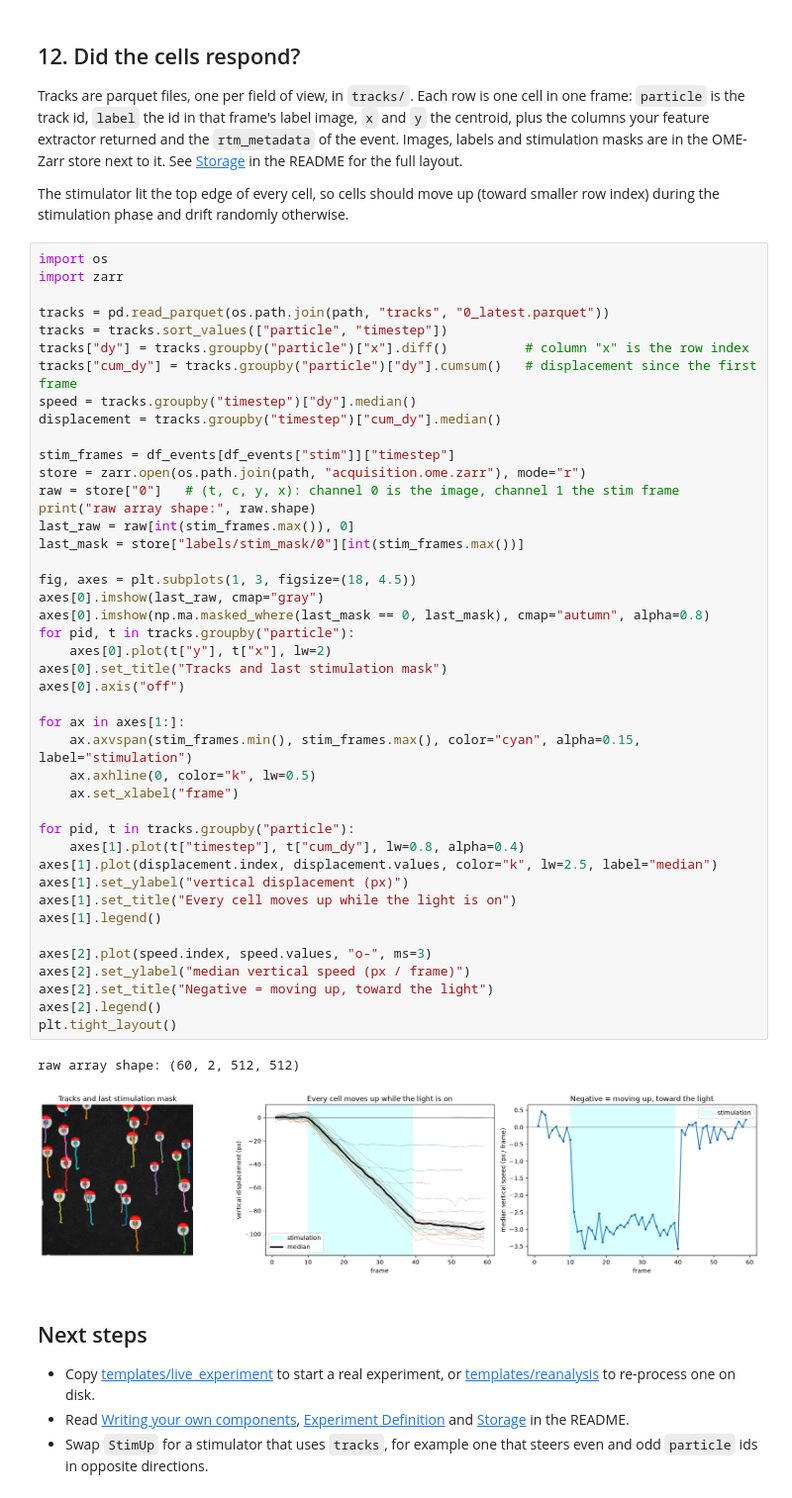
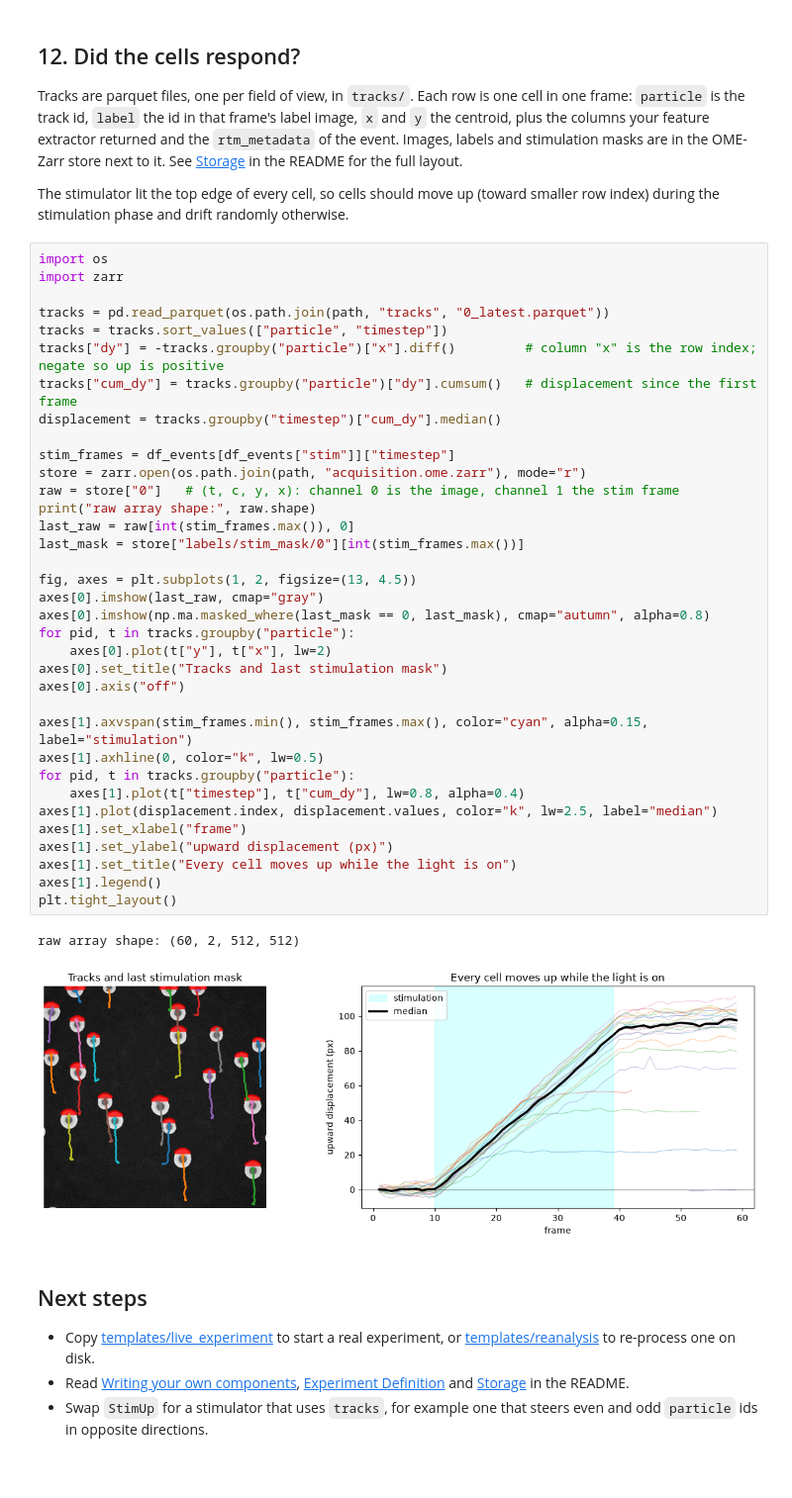
Before and after one commit to hinderling/rtm-pymmcore, a Jupyter notebook: examples/live_experiment.ipynb, the cells around one changed output. Shown at 99% size. Cells and saved outputs as stored; diff of their text form; blank space fills up the shorter version.

```diff
--- a/examples/live_experiment.ipynb
+++ b/examples/live_experiment.ipynb
@@ -410,48 +412,40 @@ The stimulator lit the top edge of every cell, so cells should move up (toward s
 import os
 import zarr
 
 tracks = pd.read_parquet(os.path.join(path, "tracks", "0_latest.parquet"))
 tracks = tracks.sort_values(["particle", "timestep"])
-tracks["dy"] = tracks.groupby("particle")["x"].diff()          # column "x" is the row index
+tracks["dy"] = -tracks.groupby("particle")["x"].diff()         # column "x" is the row index; negate so up is positive
 tracks["cum_dy"] = tracks.groupby("particle")["dy"].cumsum()   # displacement since the first frame
-speed = tracks.groupby("timestep")["dy"].median()
 displacement = tracks.groupby("timestep")["cum_dy"].median()
 
 stim_frames = df_events[df_events["stim"]]["timestep"]
 store = zarr.open(os.path.join(path, "acquisition.ome.zarr"), mode="r")
 raw = store["0"]   # (t, c, y, x): channel 0 is the image, channel 1 the stim frame
 print("raw array shape:", raw.shape)
 last_raw = raw[int(stim_frames.max()), 0]
 last_mask = store["labels/stim_mask/0"][int(stim_frames.max())]
 
-fig, axes = plt.subplots(1, 3, figsize=(18, 4.5))
+fig, axes = plt.subplots(1, 2, figsize=(13, 4.5))
 axes[0].imshow(last_raw, cmap="gray")
 axes[0].imshow(np.ma.masked_where(last_mask == 0, last_mask), cmap="autumn", alpha=0.8)
 for pid, t in tracks.groupby("particle"):
     axes[0].plot(t["y"], t["x"], lw=2)
 axes[0].set_title("Tracks and last stimulation mask")
 axes[0].axis("off")
 
-for ax in axes[1:]:
-    ax.axvspan(stim_frames.min(), stim_frames.max(), color="cyan", alpha=0.15, label="stimulation")
-    ax.axhline(0, color="k", lw=0.5)
-    ax.set_xlabel("frame")
-
+axes[1].axvspan(stim_frames.min(), stim_frames.max(), color="cyan", alpha=0.15, label="stimulation")
+axes[1].axhline(0, color="k", lw=0.5)
 for pid, t in tracks.groupby("particle"):
     axes[1].plot(t["timestep"], t["cum_dy"], lw=0.8, alpha=0.4)
 axes[1].plot(displacement.index, displacement.values, color="k", lw=2.5, label="median")
-axes[1].set_ylabel("vertical displacement (px)")
+axes[1].set_xlabel("frame")
+axes[1].set_ylabel("upward displacement (px)")
 axes[1].set_title("Every cell moves up while the light is on")
 axes[1].legend()
-
-axes[2].plot(speed.index, speed.values, "o-", ms=3)
-axes[2].set_ylabel("median vertical speed (px / frame)")
-axes[2].set_title("Negative = moving up, toward the light")
-axes[2].legend()
 plt.tight_layout()
 # %% [output]
 raw array shape: (60, 2, 512, 512)
-[figure, old version]
+[figure, new version]
 # %% [markdown]
 ## Next steps
 
```
Also changed, not shown: parts of 3 cells of this notebook.
